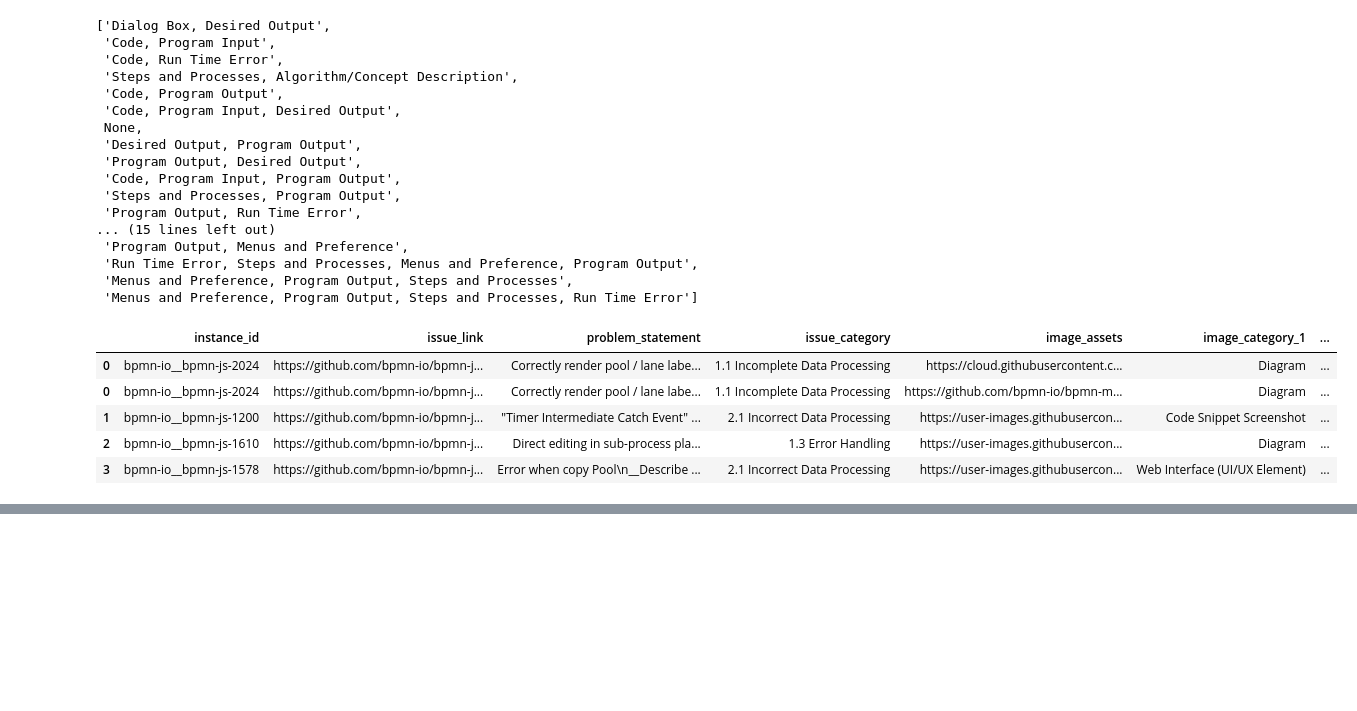
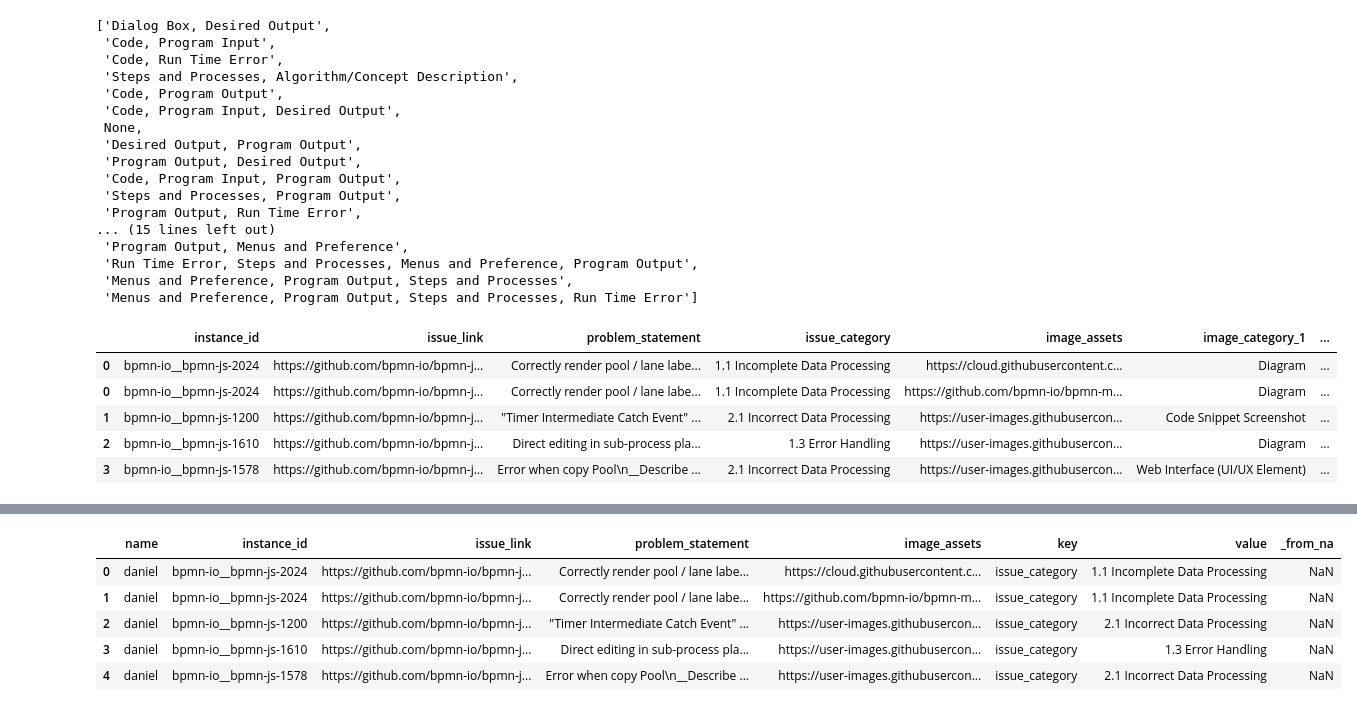
Before and after one commit to Danpythonman/multimodality-gap-annotator, a Jupyter notebook: event.ipynb, the cells around one changed output, grey strips where cells are left out. Saved outputs shown, nothing was run; the diff lists cells and outputs as text; code cells hidden in the pictures; blank space fills up the shorter version.

```diff
--- a/event.ipynb
+++ b/event.ipynb
@@ -6,5 +10,5 @@ import sqlite3
 # %%
-df = pd.read_csv('blackboard.csv')
+df = pd.read_csv(CSV_BASE / 'blackboard.csv')
 df.head()
 # %% [output]
 |  | instance_id | issue_link | problem_statement | issue_category | image_assets | image_category_1 | ... |
@@ -220,3 +224,6 @@ df.head()
 | 1 | bpmn-io__bpmn-js-1200 | https://github.com/bpmn-io/bpmn-j... | "Timer Intermediate Catch Event" ... | 2.1 Incorrect Data Processing | https://user-images.githubusercon... | Code Snippet Screenshot | ... |
 | 2 | bpmn-io__bpmn-js-1610 | https://github.com/bpmn-io/bpmn-j... | Direct editing in sub-process pla... | 1.3 Error Handling | https://user-images.githubusercon... | Diagram | ... |
 | 3 | bpmn-io__bpmn-js-1578 | https://github.com/bpmn-io/bpmn-j... | Error when copy Pool\n__Describe ... | 2.1 Incorrect Data Processing | https://user-images.githubusercon... | Web Interface (UI/UX Element) | ... |
+# %%
+df_unresolved = pd.read_csv(CSV_BASE / 'unresolved-subset.csv')
+df.columns
@@ -262,0 +257,3 @@ dtype: object
+# %%
+df_combined = pd.concat([df_melted, df_unresolved.reindex(columns=df_melted.columns)], ignore_index=True)
+df_combined.head()
@@ -262,0 +267,16 @@ dtype: object
+# %%
+def normalize_image_assets(val):
+    if pd.isna(val):
+        return None
+    val = str(val).strip()
+    try:
+        parsed = json.loads(val)
+        urls = [url for urls in parsed.values() for url in urls]
+    except (json.JSONDecodeError, AttributeError):
+        urls = [val]
+
+    return urls
+
+df_combined['image_assets'] = df_combined['image_assets'].apply(normalize_image_assets)
+df_combined = df_combined.explode('image_assets', ignore_index=True)
+df_combined.head()
@@ -262,0 +336,9 @@ dtype: object
+# %%
+df_final.head()
+# %% [output]
+|  | name | instance_id | issue_link | problem_statement | image_assets | key | value | _from_na |
+| 0 | daniel | bpmn-io__bpmn-js-2024 | https://github.com/bpmn-io/bpmn-j... | Correctly render pool / lane labe... | https://cloud.githubusercontent.c... | issue_category | 1.1 Incomplete Data Processing | NaN |
+| 1 | daniel | bpmn-io__bpmn-js-2024 | https://github.com/bpmn-io/bpmn-j... | Correctly render pool / lane labe... | https://github.com/bpmn-io/bpmn-m... | issue_category | 1.1 Incomplete Data Processing | NaN |
+| 2 | daniel | bpmn-io__bpmn-js-1200 | https://github.com/bpmn-io/bpmn-j... | "Timer Intermediate Catch Event" ... | https://user-images.githubusercon... | issue_category | 2.1 Incorrect Data Processing | NaN |
+| 3 | daniel | bpmn-io__bpmn-js-1610 | https://github.com/bpmn-io/bpmn-j... | Direct editing in sub-process pla... | https://user-images.githubusercon... | issue_category | 1.3 Error Handling | NaN |
+| 4 | daniel | bpmn-io__bpmn-js-1578 | https://github.com/bpmn-io/bpmn-j... | Error when copy Pool\n__Describe ... | https://user-images.githubusercon... | issue_category | 2.1 Incorrect Data Processing | NaN |
```
Also changed, not shown: parts of 13 cells of this notebook, 5 other files.
